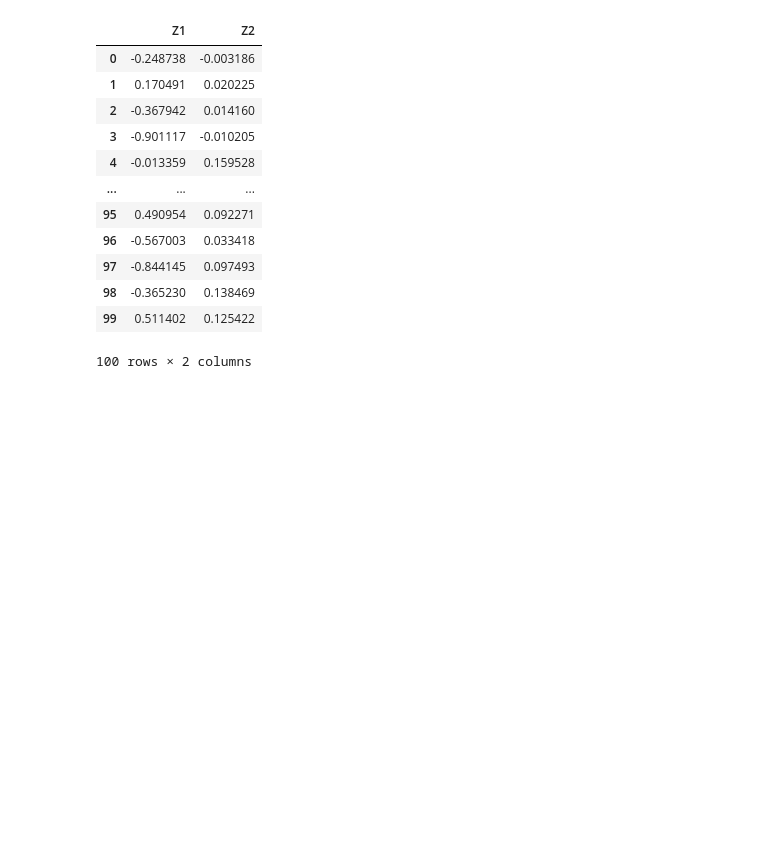
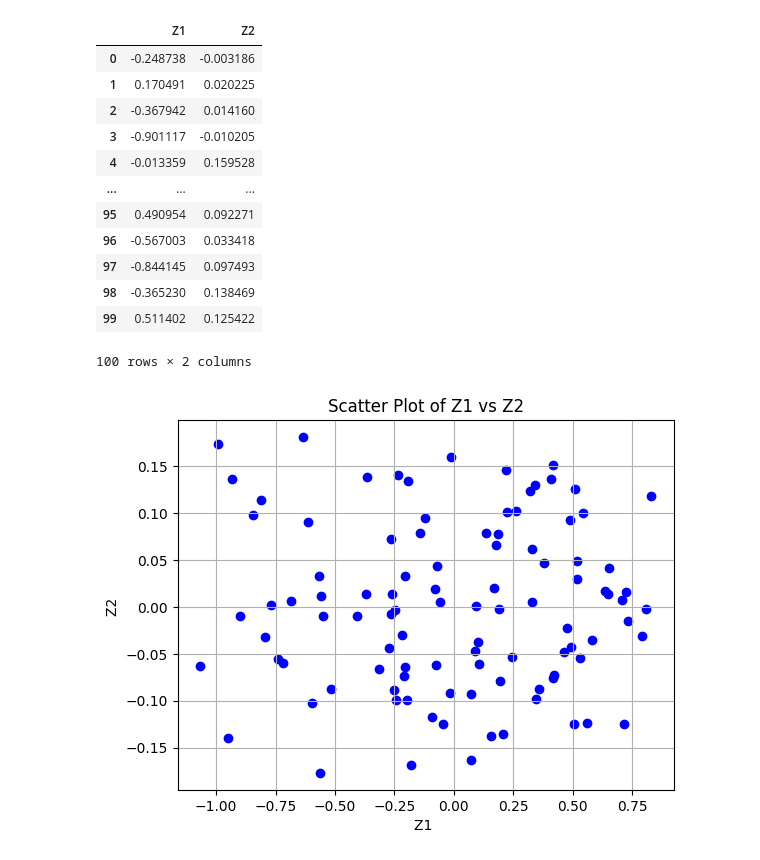
Before and after one commit to sandy949/PCA-From-Scratch, a Jupyter notebook: src.ipynb, the cells around one changed output. Saved outputs shown, nothing was run; the diff lists cells and outputs as text; code cells hidden in the pictures; blank space fills up the shorter version.

Commit message:
Added a New Plot

```diff
--- a/src.ipynb
+++ b/src.ipynb
@@ -134,3 +134,17 @@ projected_final
 | 98 | -0.365230 | 0.138469 |
 | 99 | 0.511402 | 0.125422 |
 100 rows × 2 columns
+# %%
+# Scatter plot for new Data
+plt.scatter(projected_final['Z1'], projected_final['Z2'], color='blue', marker='o')
+
+# Add labels and title
+plt.xlabel("Z1 ")
+plt.ylabel("Z2 ")
+plt.title("Scatter Plot of Z1 vs Z2")
+
+# Show the plot
+plt.grid(True)
+plt.show()
+# %% [output]
+[figure, added]
```
